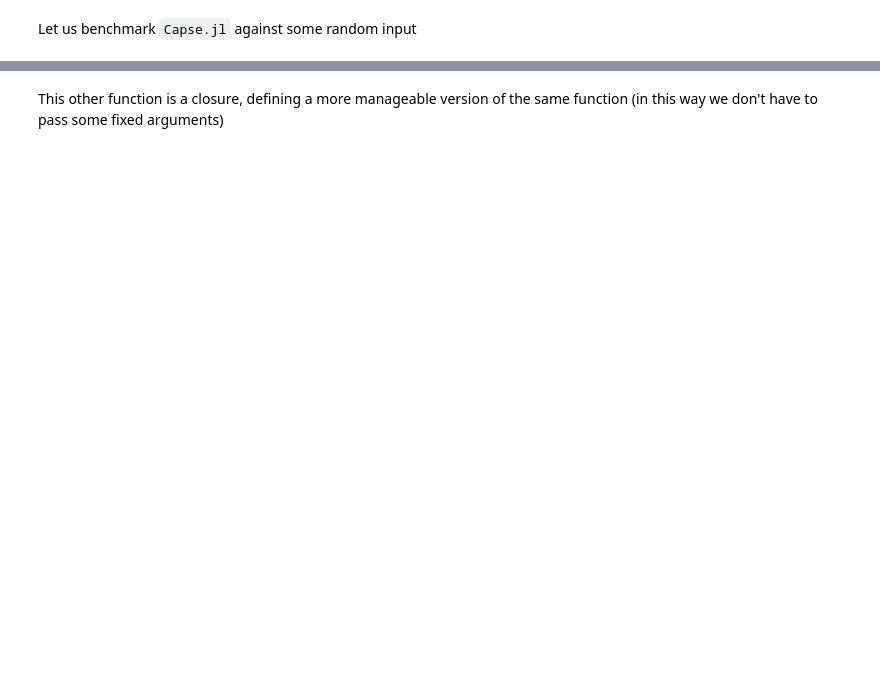
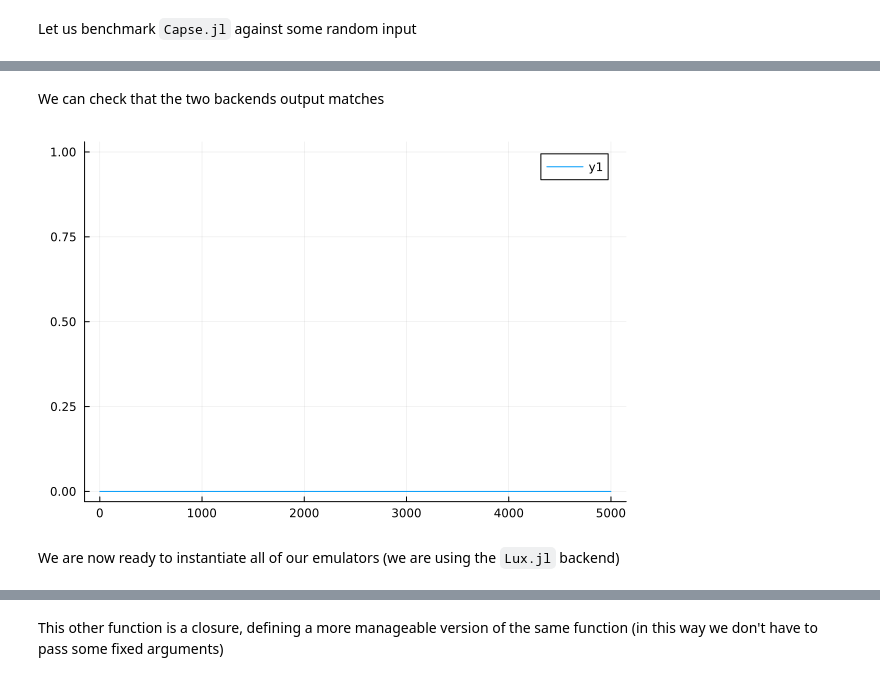
Before and after one commit to marcobonici/capse_paper, a Jupyter notebook: standard_emulator/capse_chain_planck.ipynb, the cells around one changed output, grey strips where cells are left out. Drawn from its saved outputs; the diff is of its cells as text; code cells hidden in the pictures; blank space fills up the shorter version.

```diff
--- a/standard_emulator/capse_chain_planck.ipynb
+++ b/standard_emulator/capse_chain_planck.ipynb
@@ -51 +50,3 @@ CℓTT_emu = Capse.CℓEmulator(TrainedEmulator = trained_emu_TT, ℓgrid = ℓ,
+# %%
+CℓTT_emu = Capse.load_emulator("../weights/weights_cosmopowerspace_10000/TT/"; emu = Capse.LuxEmulator);
 # %% [markdown]
@@ -55,2 +61,6 @@ Capse.get_emulator_description(CℓTT_emu)
 # %% [markdown]
 Let us benchmark `Capse.jl` against some random input
+# %%
+x = rand(6)
+y1 = Capse.get_Cℓ(x, CℓTT_emu) #let us save the output
+@benchmark Capse.get_Cℓ($x, $CℓTT_emu)
@@ -57,3 +80,4 @@ Let us benchmark `Capse.jl` against some random input
 # %%
-x = rand(6)
+CℓTT_emu = Capse.load_emulator("../weights/weights_cosmopowerspace_10000/TT/", emu = Capse.SimpleChainsEmulator);
+y2 = Capse.get_Cℓ(x, CℓTT_emu)
 @benchmark Capse.get_Cℓ($x, $CℓTT_emu)
@@ -60 +95,9 @@ x = rand(6)
+# %% [markdown]
+We can check that the two backends output matches
+# %%
+Plots.plot(y1 .- y2)
+# %% [output]
+[figure, added]
+# %% [markdown]
+We are now ready to instantiate all of our emulators (we are using the `Lux.jl` backend)
 # %%
```
Also changed, not shown: parts of 68 cells of this notebook, 5 other files.
